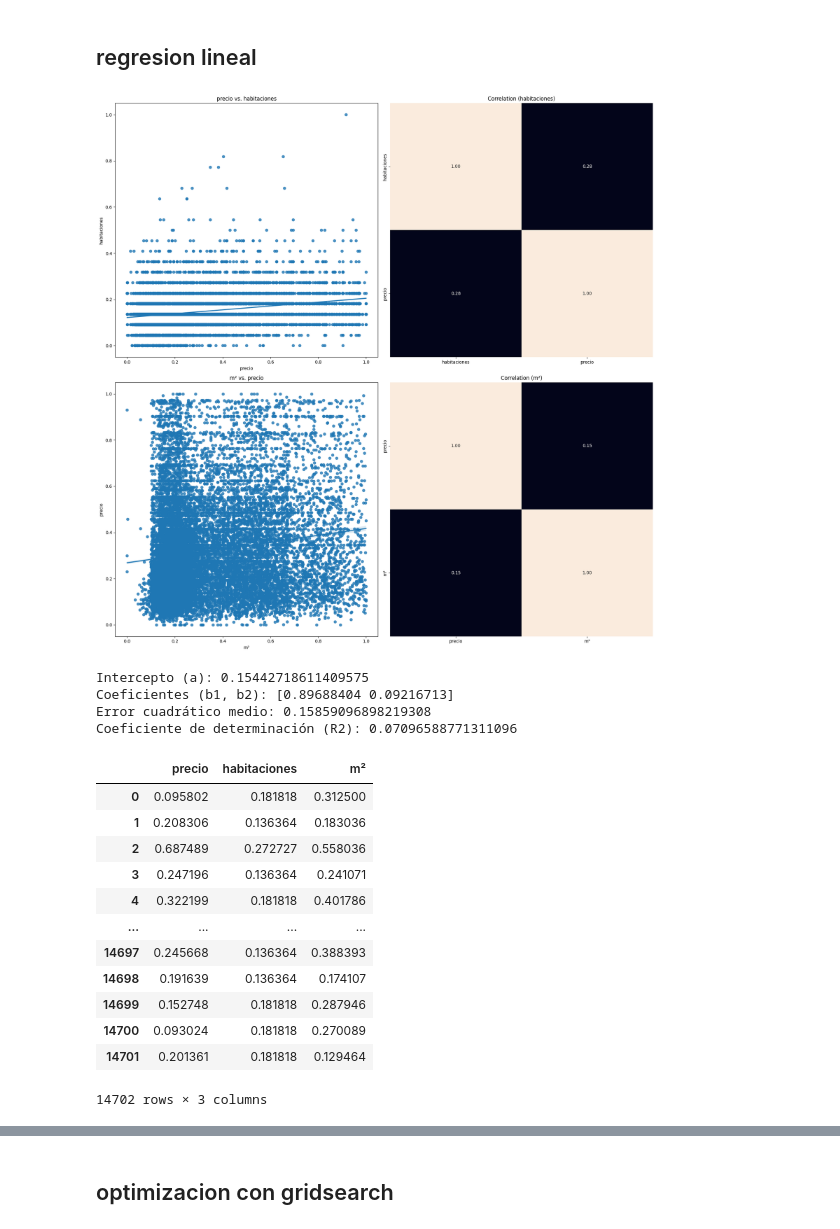
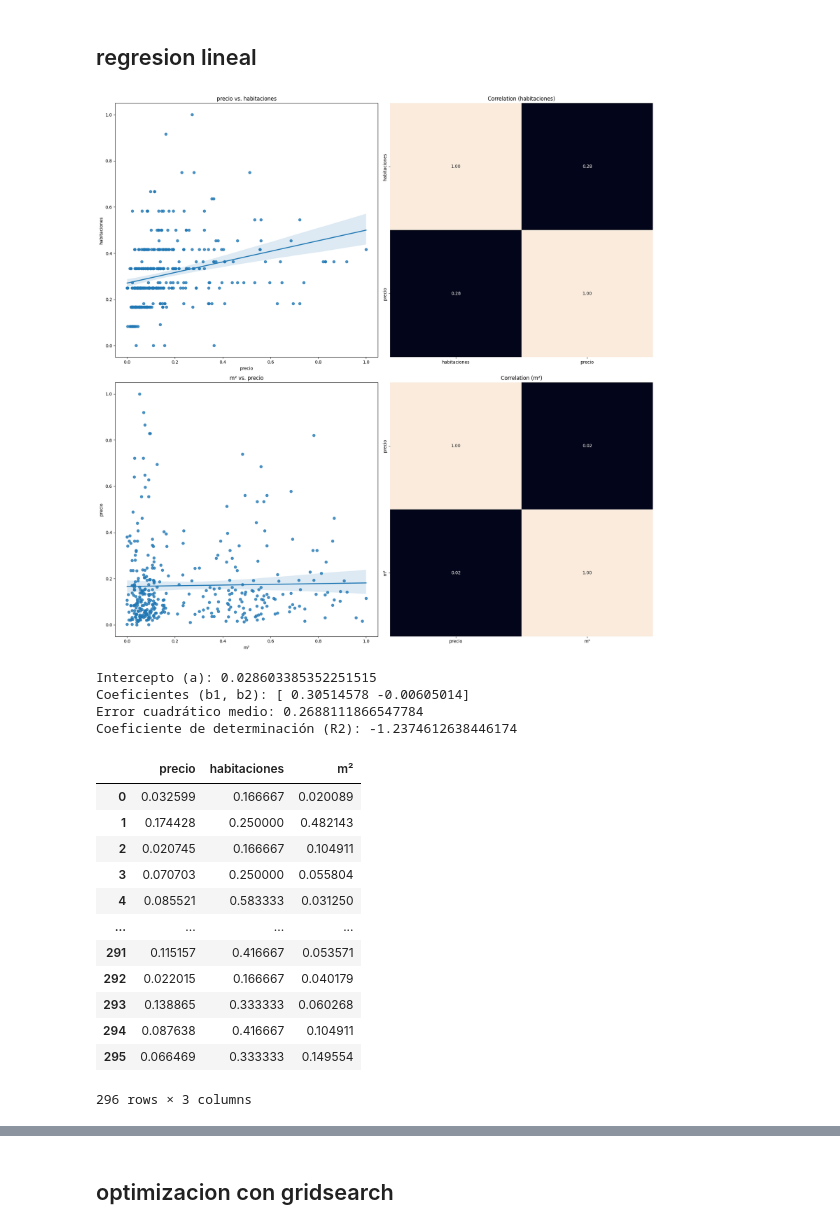
Before and after one commit to 4GeeksAcademy/028-PROYECTO_FINAL_VIVIENDAS-main-4geeks, a Jupyter notebook: src/models.ipynb, the cells around one changed output, grey strips where cells are left out. Drawn from its saved outputs; the diff is of its cells as text; code cells hidden in the pictures.

```diff
--- a/src/models.ipynb
+++ b/src/models.ipynb
@@ -7,10 +7,12 @@
 import pandas as pd
 import matplotlib.pyplot as plt
 import seaborn as sns
+from sklearn.metrics import mean_absolute_error
+
 
 # Lectura de los datos de entrenamiento y prueba
-train_data = pd.read_csv('/workspaces/028-PROYECTO_FINAL_VIVIENDAS-main/src/csv_train_test/train_selected.csv')
-test_data = pd.read_csv('/workspaces/028-PROYECTO_FINAL_VIVIENDAS-main/src/csv_train_test/test_selected.csv')
+train_data = pd.read_csv('/workspaces/028-PROYECTO_FINAL_VIVIENDAS-main/src/train_selected_A Coruña.csv')
+test_data = pd.read_csv('/workspaces/028-PROYECTO_FINAL_VIVIENDAS-main/src/test_selected.csv_A Coruña.csv')
 
 train_data.head()
 
@@ -36,54 +38,54 @@ axis[1, 1].set_title("Correlation (m²)")
 
 plt.tight_layout()
 plt.show()
 
 # Paso 2: Inicialización y entrenamiento del modelo
 from sklearn.linear_model import LinearRegression
 
 # Variables predictoras y variable objetivo
 X_train = train_data[['habitaciones', 'm²']]
 y_train = train_data['precio']
 X_test = test_data[['habitaciones', 'm²']]
 y_test = test_data['precio']
 
 # Inicializar y entrenar el modelo de regresión lineal
 model = LinearRegression()
 model.fit(X_train, y_train)
 
 # Después del proceso de entrenamiento podemos conocer los parámetros que ha ajustado el modelo
 print(f"Intercepto (a): {model.intercept_}")
 print(f"Coeficientes (b1, b2): {model.coef_}")
 
 # Paso 3: Predicción del modelo
 y_pred = model.predict(X_test)
 
 # Paso 4: Evaluación del modelo
 from sklearn.metrics import mean_absolute_error, r2_score
 
 print(f"Error cuadrático medio: {mean_absolute_error(y_test, y_pred)}")
 print(f"Coeficiente de determinación (R2): {r2_score(y_test, y_pred)}")
 # %% [output]
-[figure, old version]
+[figure, new version]
-Intercepto (a): 0.15442718611409575
-Coeficientes (b1, b2): [0.89688404 0.09216713]
-Error cuadrático medio: 0.15859096898219308
-Coeficiente de determinación (R2): 0.07096588771311096
+Intercepto (a): 0.028603385352251515
+Coeficientes (b1, b2): [ 0.30514578 -0.00605014]
+Error cuadrático medio: 0.2688111866547784
+Coeficiente de determinación (R2): -1.2374612638446174
 # %%
 train_data
 # %% [output]
 |  | precio | habitaciones | m² |
-| 0 | 0.095802 | 0.181818 | 0.312500 |
-| 1 | 0.208306 | 0.136364 | 0.183036 |
-| 2 | 0.687489 | 0.272727 | 0.558036 |
-| 3 | 0.247196 | 0.136364 | 0.241071 |
-| 4 | 0.322199 | 0.181818 | 0.401786 |
+| 0 | 0.032599 | 0.166667 | 0.020089 |
+| 1 | 0.174428 | 0.250000 | 0.482143 |
+| 2 | 0.020745 | 0.166667 | 0.104911 |
+| 3 | 0.070703 | 0.250000 | 0.055804 |
+| 4 | 0.085521 | 0.583333 | 0.031250 |
 | ... | ... | ... | ... |
-| 14697 | 0.245668 | 0.136364 | 0.388393 |
-| 14698 | 0.191639 | 0.136364 | 0.174107 |
-| 14699 | 0.152748 | 0.181818 | 0.287946 |
-| 14700 | 0.093024 | 0.181818 | 0.270089 |
-| 14701 | 0.201361 | 0.181818 | 0.129464 |
+| 291 | 0.115157 | 0.416667 | 0.053571 |
+| 292 | 0.022015 | 0.166667 | 0.040179 |
+| 293 | 0.138865 | 0.333333 | 0.060268 |
+| 294 | 0.087638 | 0.416667 | 0.104911 |
+| 295 | 0.066469 | 0.333333 | 0.149554 |
-14702 rows × 3 columns
+296 rows × 3 columns
 # %%
 test_data
 # %% [output]
```
Also changed, not shown: parts of 13 cells of this notebook, 3 other files.
